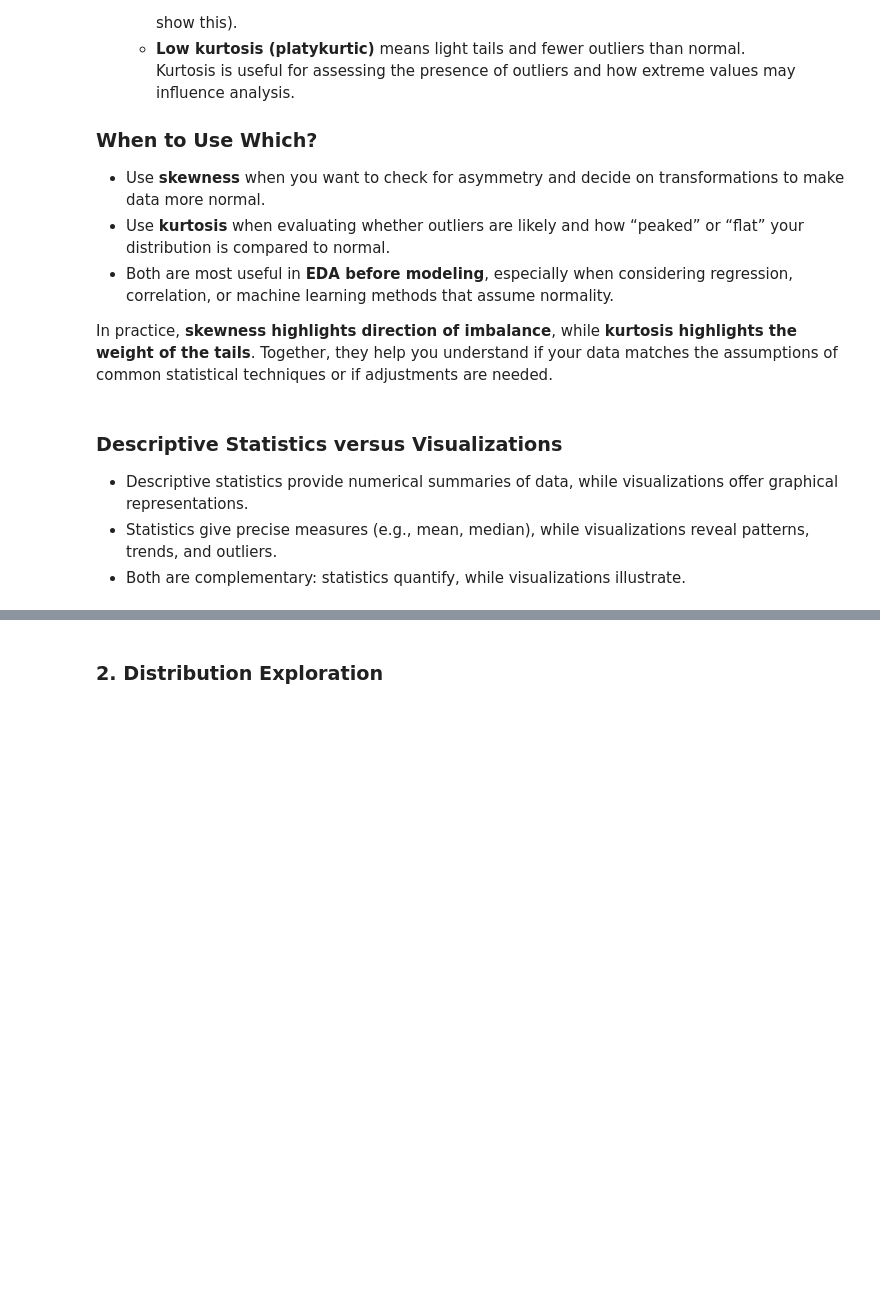
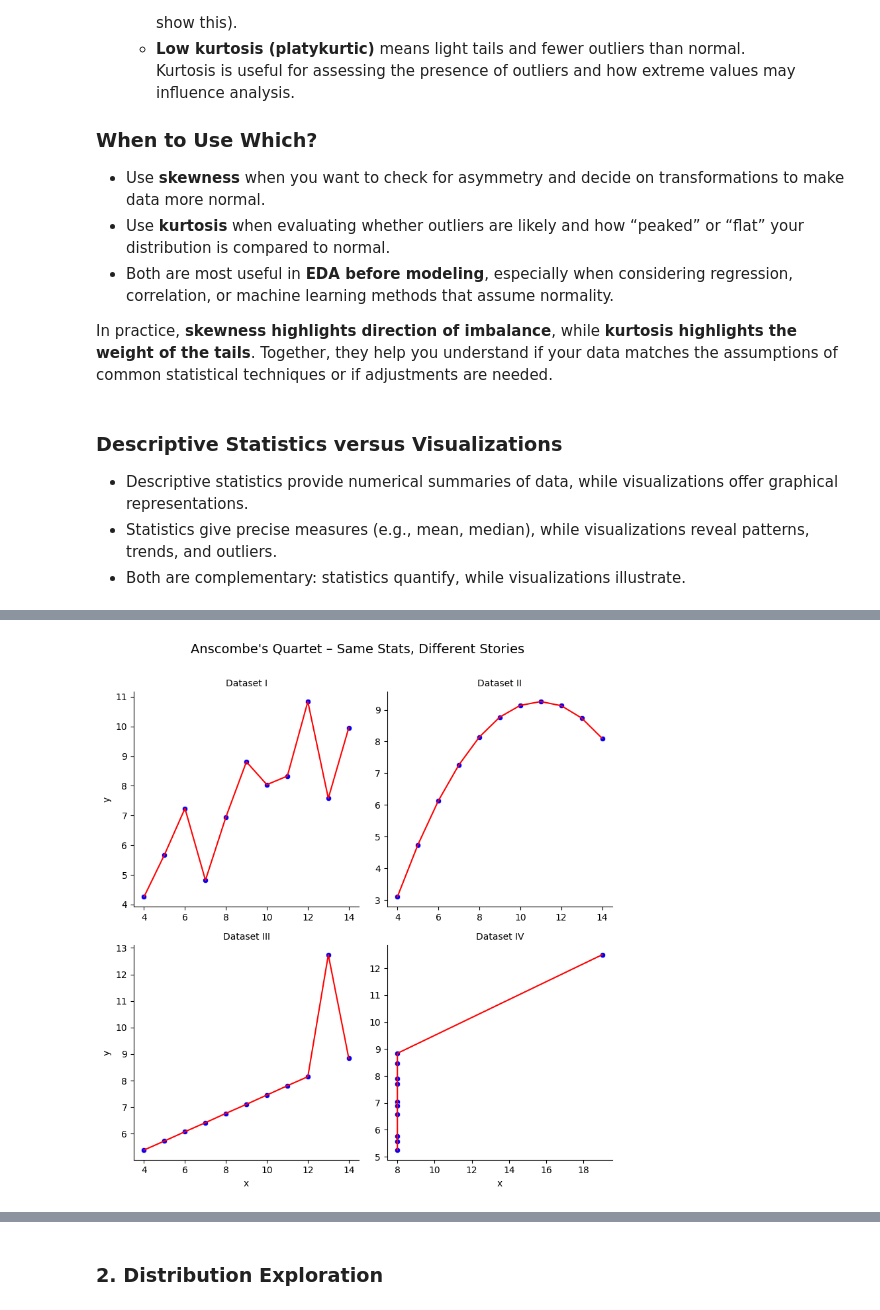
Before and after one commit to ValRCS/RTU_Data_Analysis_Visualization_CPD, a Jupyter notebook: notebooks/day3_exploratory_data_analysis.ipynb, the cells around one changed output, grey strips where cells are left out. Cells and saved outputs as stored; diff of their text form; code cells hidden in the pictures; blank space fills up the shorter version.

```diff
--- a/notebooks/day3_exploratory_data_analysis.ipynb
+++ b/notebooks/day3_exploratory_data_analysis.ipynb
@@ -221,0 +246,16 @@ In practice, **skewness highlights direction of imbalance**, while **kurtosis hi
+# %%
+# Load Anscombe's Quartet dataset (built into Seaborn)
+anscombe = sns.load_dataset("anscombe")
+
+# Create FacetGrid: one plot per dataset (I, II, III, IV)
+g = sns.FacetGrid(anscombe, col="dataset", col_wrap=2, height=4, sharex=False, sharey=False)
+g.map_dataframe(sns.scatterplot, x="x", y="y", color="blue")
+g.map_dataframe(sns.lineplot, x="x", y="y", color="red", estimator=None)  # regression line (for demo)
+
+# Add titles
+g.set_titles("Dataset {col_name}")
+g.set_axis_labels("x", "y")
+plt.suptitle("Anscombe's Quartet – Same Stats, Different Stories", y=1.05, fontsize=14)
+plt.show()
+# %% [output]
+[figure, added]
```
Also changed, not shown: parts of 3 cells of this notebook.
